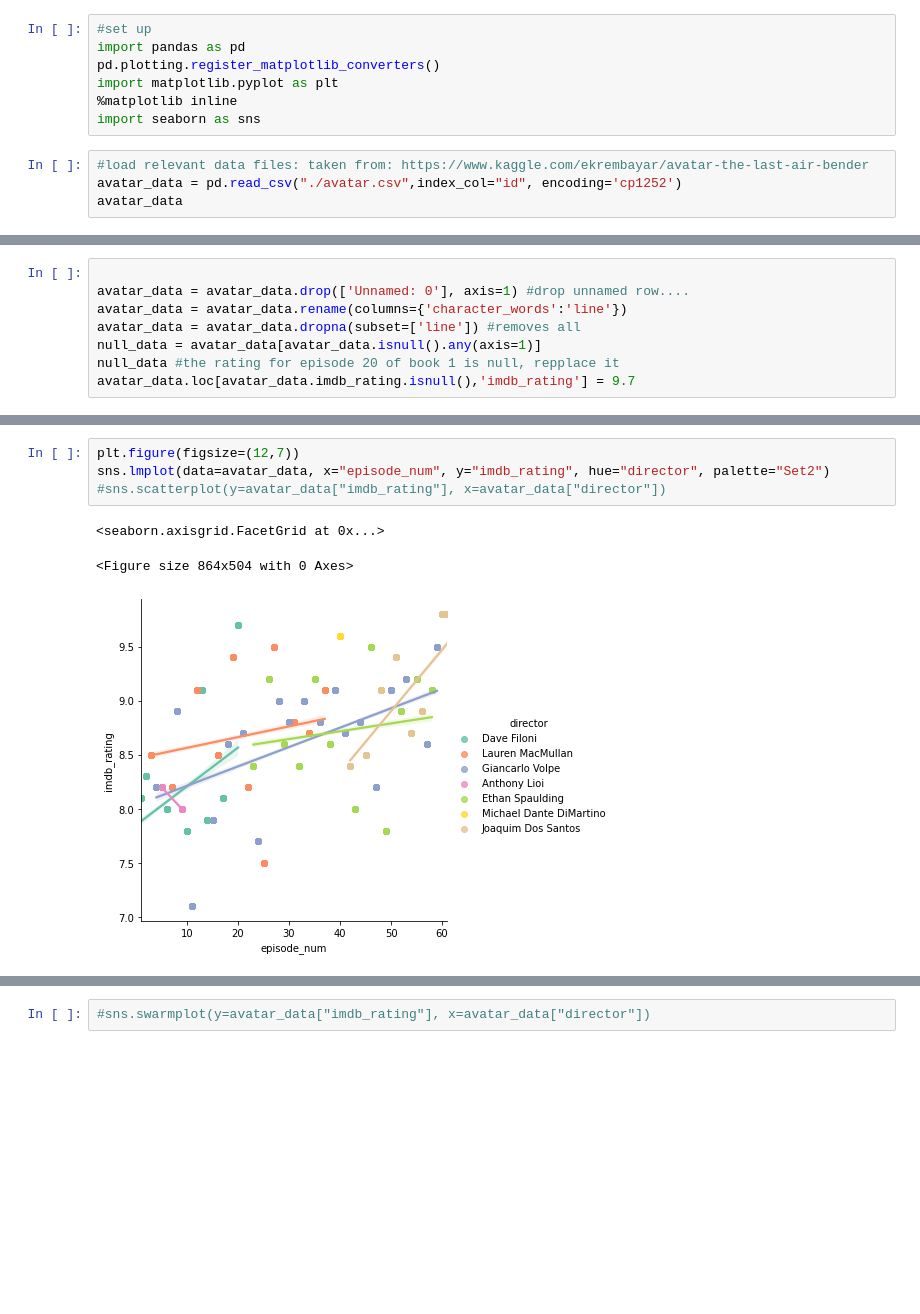
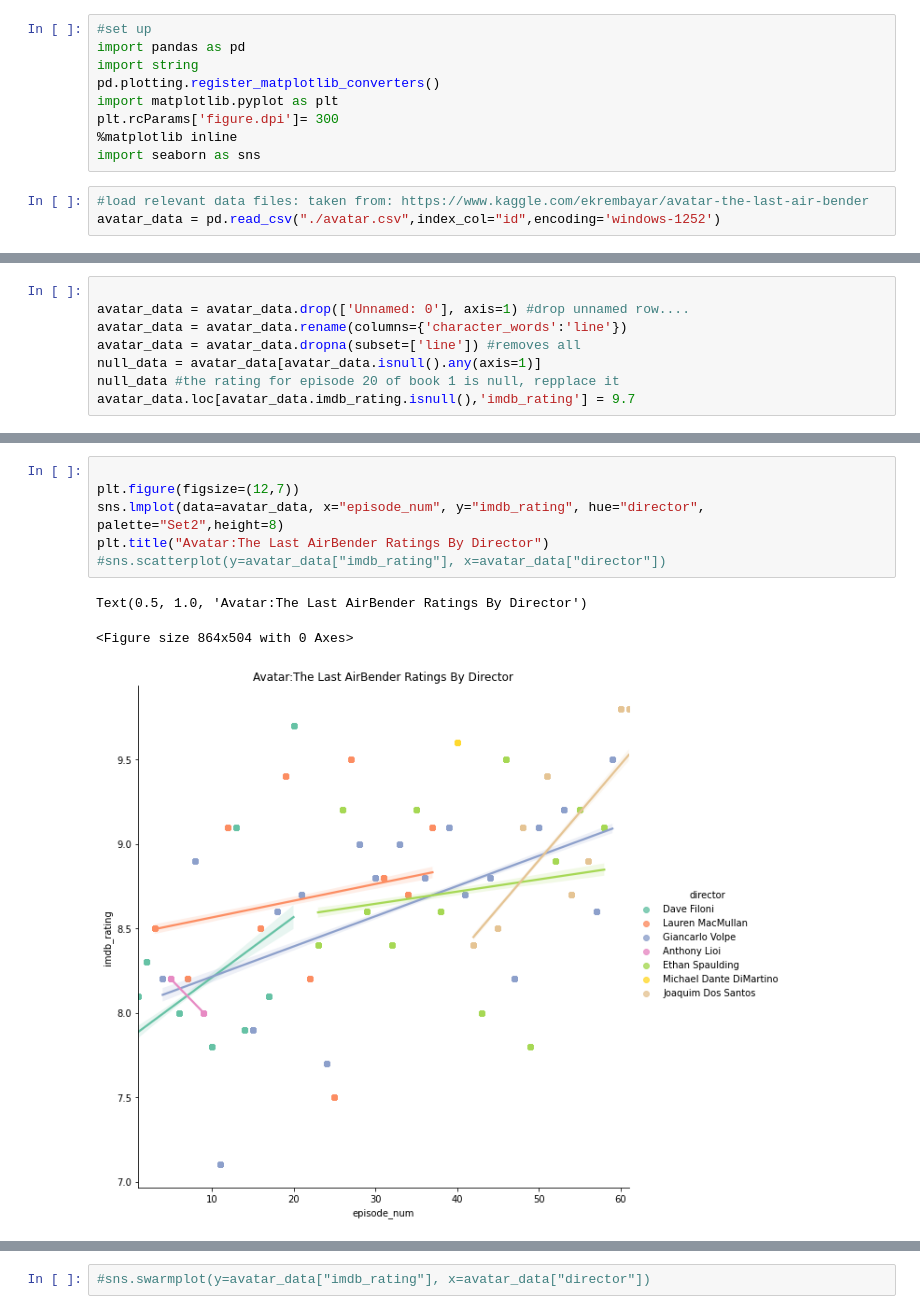
Before and after one commit to ruwanidealwis/tvShowAnalysis, a Jupyter notebook: Avatar The Last Airbender Analysis.ipynb, the cells around one changed output, grey strips where cells are left out. Cells and saved outputs as stored; diff of their text form; blank space fills up the shorter version.

Commit message:
added graph titles

```diff
--- a/Avatar The Last Airbender Analysis.ipynb
+++ b/Avatar The Last Airbender Analysis.ipynb
@@ -1,11 +1,12 @@
 # %%
 #set up
 import pandas as pd
+import string
 pd.plotting.register_matplotlib_converters()
 import matplotlib.pyplot as plt
+plt.rcParams['figure.dpi']= 300
 %matplotlib inline
 import seaborn as sns
 # %%
 #load relevant data files: taken from: https://www.kaggle.com/ekrembayar/avatar-the-last-air-bender
-avatar_data = pd.read_csv("./avatar.csv",index_col="id", encoding='cp1252')
-avatar_data
+avatar_data = pd.read_csv("./avatar.csv",index_col="id",encoding='windows-1252')
@@ -81,10 +61,12 @@ Text(0.5, 0, 'rating')
 # %%
+
 plt.figure(figsize=(12,7))
-sns.lmplot(data=avatar_data, x="episode_num", y="imdb_rating", hue="director", palette="Set2")
+sns.lmplot(data=avatar_data, x="episode_num", y="imdb_rating", hue="director", palette="Set2",height=8)
+plt.title("Avatar:The Last AirBender Ratings By Director")
 #sns.scatterplot(y=avatar_data["imdb_rating"], x=avatar_data["director"])
 # %% [output]
-<seaborn.axisgrid.FacetGrid at 0x...>
+Text(0.5, 1.0, 'Avatar:The Last AirBender Ratings By Director')
 <Figure size 864x504 with 0 Axes>
-[figure, old version]
+[figure, new version]
 # %%
 #which character that the most lines?
```
Also changed, not shown: parts of 28 cells of this notebook.
